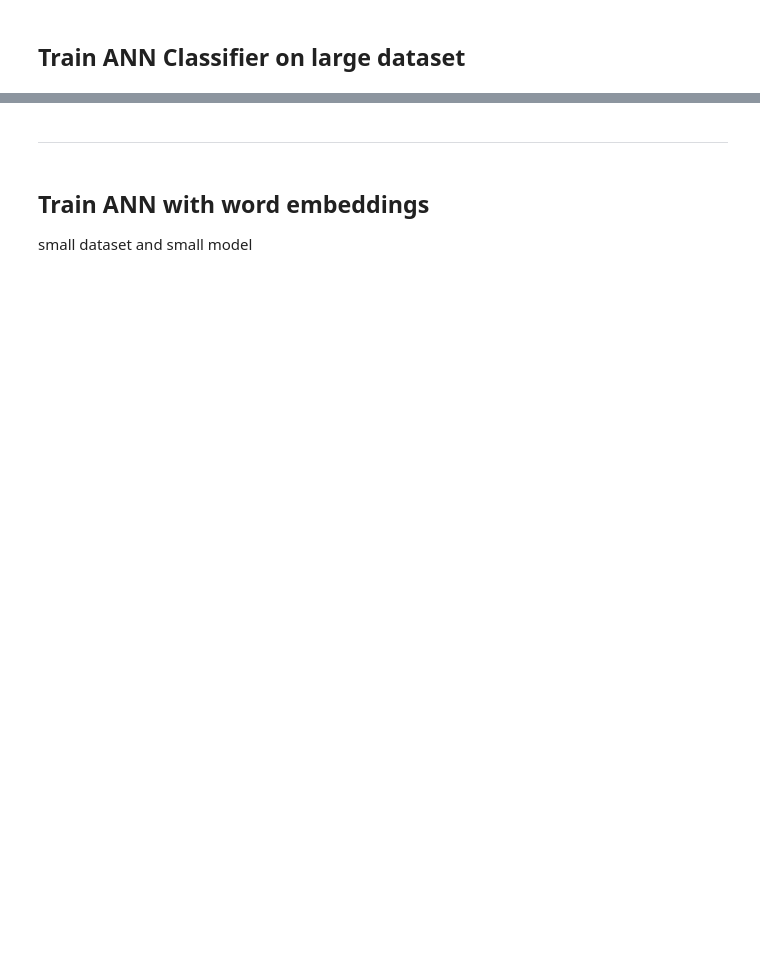
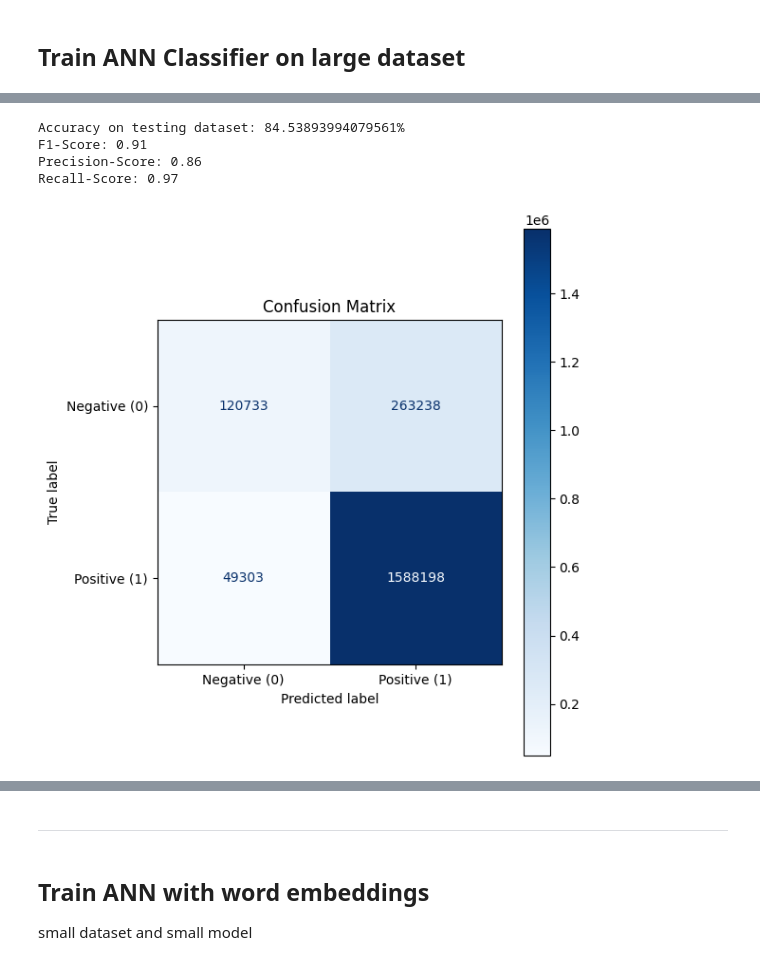
Before and after one commit to juliusatgit/AdvancedDeepLearning, a Jupyter notebook: Lab_1/Practical_1.ipynb, the cells around one changed output, grey strips where cells are left out. Saved outputs shown, nothing was run; the diff lists cells and outputs as text; code cells hidden in the pictures; blank space fills up the shorter version.

Commit message:
- GPU acceleration for Task 1.1 - Added 1.2GB dataset, but it doesn't perform that well

```diff
--- a/Lab_1/Practical_1.ipynb
+++ b/Lab_1/Practical_1.ipynb
@@ -199,6 +199,11 @@ def create_data_loaders(X_train, X_val, X_test, y_train, y_val, y_test, tfidf_ve
 # %%
 # vectorize data using TFIDF and transform for PyTorch for scalability
 tfidf_vectorizer = TfidfVectorizer(analyzer='word', ngram_range=(1,2), max_features=50000, max_df=0.5, use_idf=True, norm='l2')
+# The amazon dataset needs less max_features
+# rough math is 3_000_000 rows * float64 * max_features -> 3MB * 8B * max_features -> 24MB * max_features
+#   I initially took 100 features, therefore we need 2.4GB RAM
+#   Going with 300 features requires around 7.2GB GPU RAM
+tfidf_vectorizer_elec = TfidfVectorizer(analyzer='word', ngram_range=(1,2), max_features=100, max_df=0.5, use_idf=True, norm='l2')
 # %% [markdown]
 **Create DataLoaders**
 
@@ -214,7 +217,7 @@ Error:
 # %% [markdown]
 amazon electronics review dataset
 # %%
-# train_loader_elec, val_loader_elec, test_loader_elec = create_data_loaders(X_train_elec, X_val_elec, X_test_elec, y_train_elec, y_val_elec, y_test_elec, tfidf_vectorizer)
+train_loader_elec, val_loader_elec, test_loader_elec = create_data_loaders(X_train_elec, X_val_elec, X_test_elec, y_train_elec, y_val_elec, y_test_elec, tfidf_vectorizer_elec)
 # %% [markdown]
 ## Sentence embeddings using Word2Vec for vectorization
 # %%
@@ -606,0 +637,15 @@ F1-Score: 0.90
+# %%
+model_name_elec = 'amazonElectronics'
+input_size = next(iter(train_loader_elec))[0].shape[1]
+model = ANNClassifierLarge(input_size, model_name_elec)
+model.to(device)
+criterion = nn.BCELoss()
+optimizer = optim.AdamW(model.parameters(), lr=0.0005, weight_decay=1e-4)
+
+# This isn't really great for performance, but we need to be a bit
+# more flexible with out data. Also, all of those operations are
+# performed on the GPU, so this should be fine ig
+def bin_mapper(labels):
+    return (labels >= 4).float()
+
+trained_model = train_model(model, criterion, optimizer, train_loader_elec, val_loader_elec, num_epochs=5, mod=bin_mapper)
@@ -606,0 +659,27 @@ F1-Score: 0.90
+# %%
+# Load best model
+model_name_elec = 'amazonElectronics'
+input_size = next(iter(train_loader_elec))[0].shape[1]
+model = ANNClassifierLarge(input_size, model_name_elec)
+model.load_state_dict(torch.load(model.name, weights_only=True))
+model.to(device)
+
+criterion = nn.BCELoss()
+optimizer = optim.AdamW(model.parameters(), lr=0.0005, weight_decay=1e-4)
+
+def bin_mapper(labels):
+    return (labels >= 4).float()
+
+# Evaluate best model
+_, test_acc, labels, preds = test_model(model=model, loader=test_loader_elec, criterion=criterion, input_size=input_size, mod=bin_mapper)
+print(f'Accuracy on testing dataset: {test_acc}%')
+print(f'F1-Score: {f1_score(labels, preds):.2f}')
+print(f'Precision-Score: {precision_score(labels, preds):.2f}')
+print(f'Recall-Score: {recall_score(labels, preds):.2f}')
+plot_confusion_matrix(labels, preds)
+# %% [output]
+Accuracy on testing dataset: 84.53893994079561%
+F1-Score: 0.91
+Precision-Score: 0.86
+Recall-Score: 0.97
+[figure, added]
```
Also changed, not shown: parts of 23 cells of this notebook.
